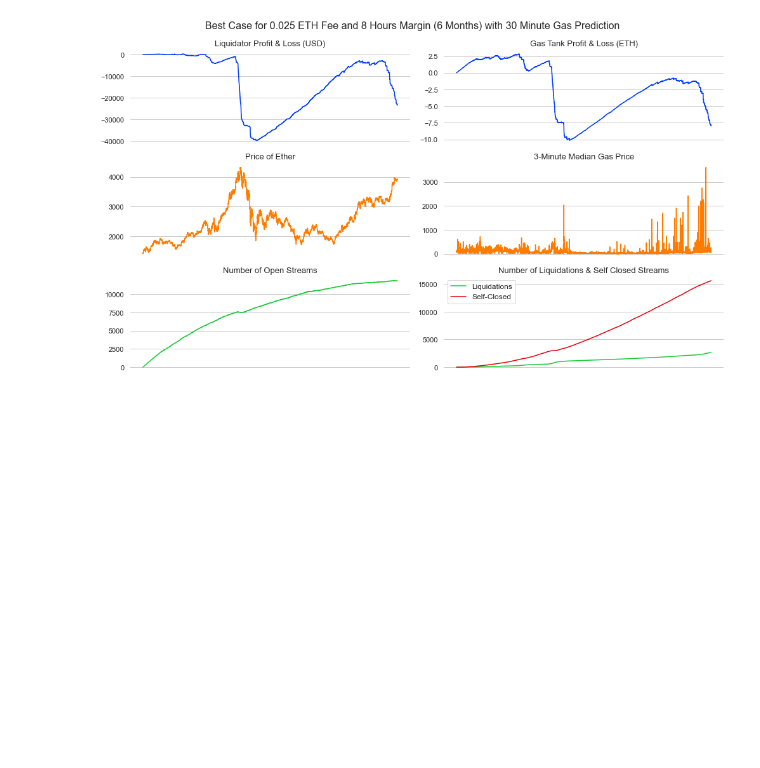
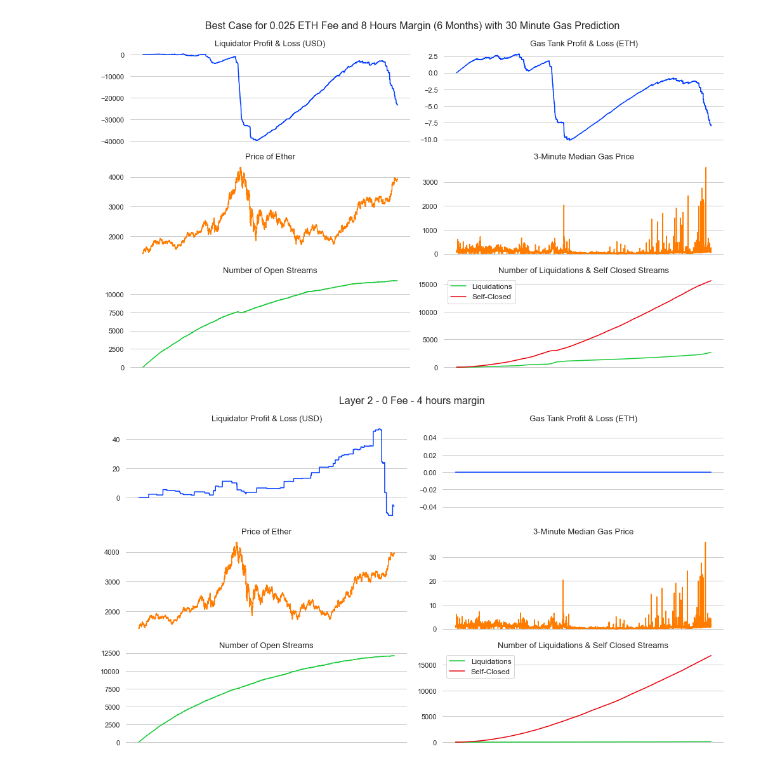
Before and after one commit to mcurcio5/superfluid-liquidations, a Jupyter notebook: sim_analysis.ipynb, the cells around one changed output. Cells and saved outputs as stored; diff of their text form; code cells hidden in the pictures; blank space fills up the shorter version.

```diff
--- a/sim_analysis.ipynb
+++ b/sim_analysis.ipynb
@@ -21,6 +21,8 @@ sns.set_style('whitegrid')
 sns.set_context('notebook')
 # %%
 df = clean_imported_df(pd.read_csv('input_data.csv'))
+# %%
+df = clean_imported_df(pd.read_csv('layer2_input_data.csv'))
 # %%
 def get_optimal_refund_rate(fun, params):
     try:
@@ -322,3 +324,16 @@ df = simulate_and_calculate_pl(df, params)
 graph_pl(df, title='Best Case for 0.025 ETH Fee and 8 Hours Margin (6 Months) with 30 Minute Gas Prediction')
 # %% [output]
 [figure]
+# %%
+# layer 2
+params = {'upfront_fee': 0,
+ 'upfront_hours': .5,
+ 'monthly_opened_streams': 5000,
+ 'average_stream_lifetime': 90,
+ 'percent_accidently_liquidated_per_month': .2,
+ 'average_stream_size': 1000, # 10k makes money...
+ 'refund_rate': 0,
+ 'min_self_liquidation_savings': 5,
+ 'gas_prediction_ability': 0,
+ 'lowest_stream_cost_ratio': 1,
+ 'distribution_inverse_skewness': .3}
@@ -324,0 +342,5 @@ graph_pl(df, title='Best Case for 0.025 ETH Fee and 8 Hours Margin (6 Months) wi
+# %%
+df = simulate_and_calculate_pl(df, params)
+graph_pl(df, title='Layer 2 - 0 Fee - 4 hours margin')
+# %% [output]
+[figure, added]
```
Also changed, not shown: parts of 7 cells of this notebook, 1 other file.
